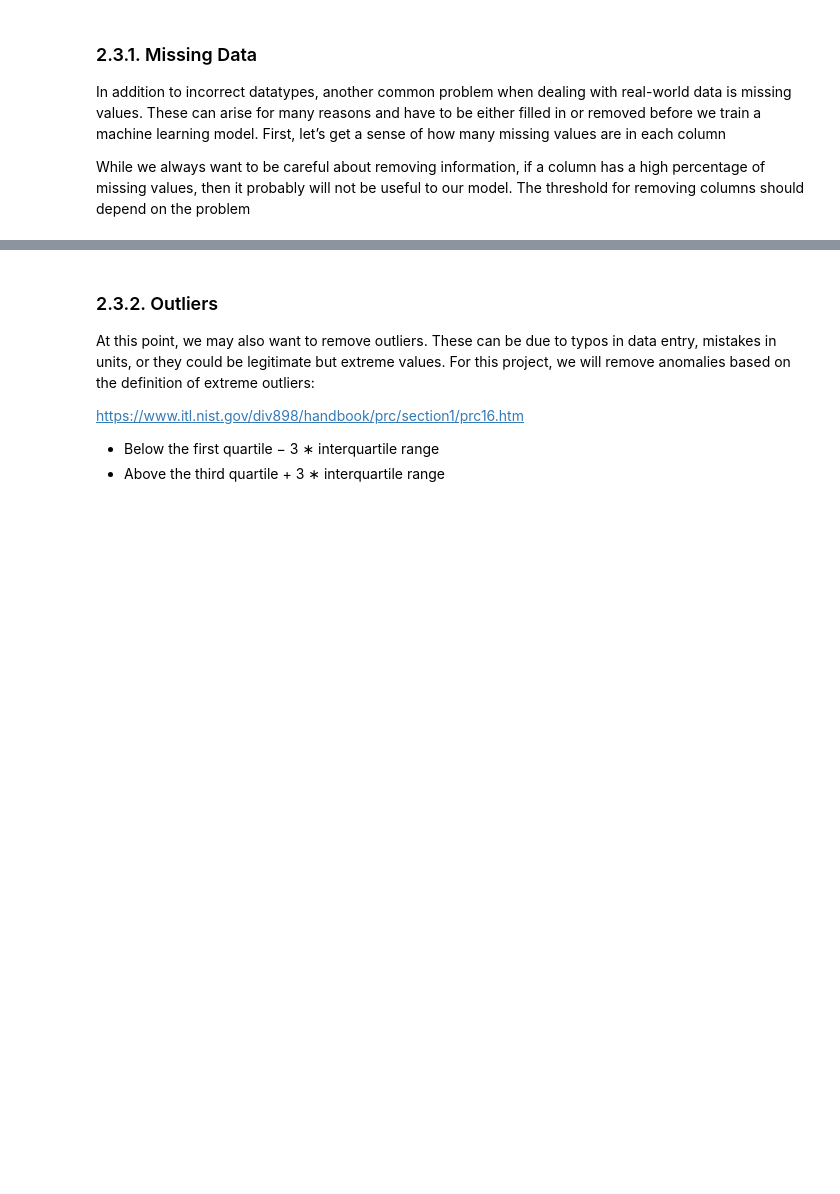
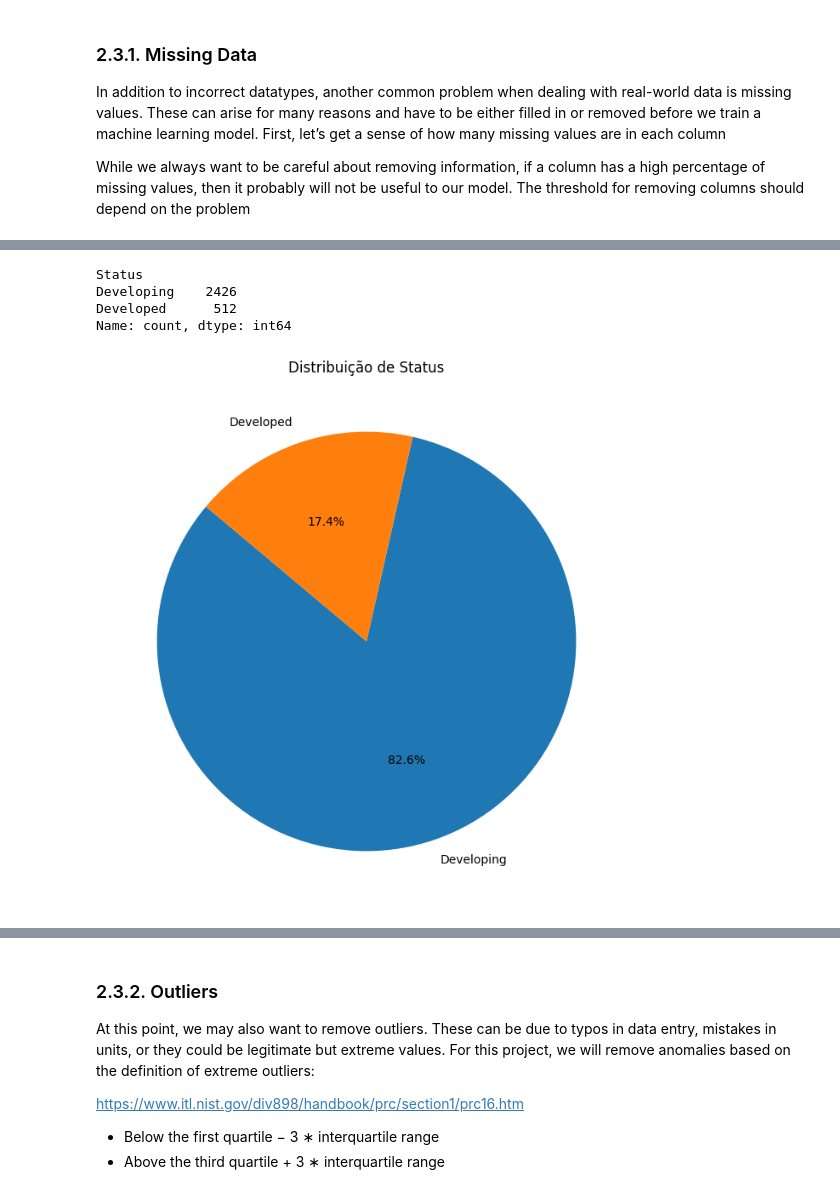
Before and after one commit to jpmrdad26/Projetos-Ciencia-de-dados, a Jupyter notebook: CRISP-DM Projeto Final.ipynb, the cells around one changed output, grey strips where cells are left out. Saved outputs shown, nothing was run; the diff lists cells and outputs as text; code cells hidden in the pictures; blank space fills up the shorter version.

```diff
--- a/CRISP-DM Projeto Final.ipynb
+++ b/CRISP-DM Projeto Final.ipynb
@@ -215,2 +326,22 @@ While we always want to be careful about removing information, if a column has a
+# %%
+df['Status'].value_counts()
+# %% [output]
+Status
+Developing    2426
+Developed      512
+Name: count, dtype: int64
+# %%
+# Conta as ocorrências de cada categoria na coluna 'Status'
+status_counts = df['Status'].value_counts()
+
+# Cria um gráfico de pizza
+plt.figure(figsize=(8, 8))
+plt.pie(status_counts, labels=status_counts.index, autopct='%1.1f%%', startangle=140)
+
+# Configurações adicionais
+plt.title('Distribuição de Status')
+plt.show()
+# %% [output]
+[figure, added]
 # %%
 df.isnull().sum()
```
Also changed, not shown: parts of 26 cells of this notebook.
